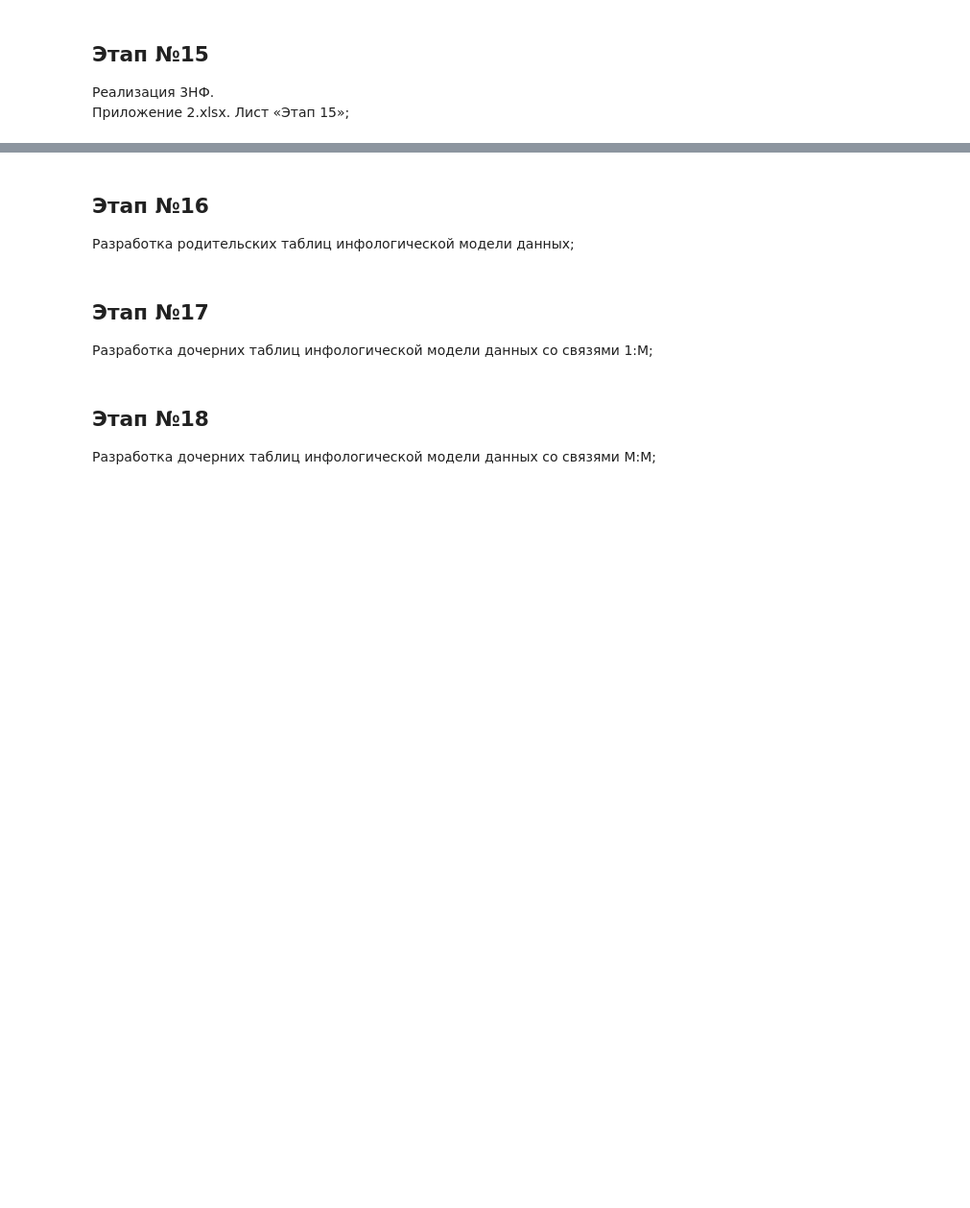
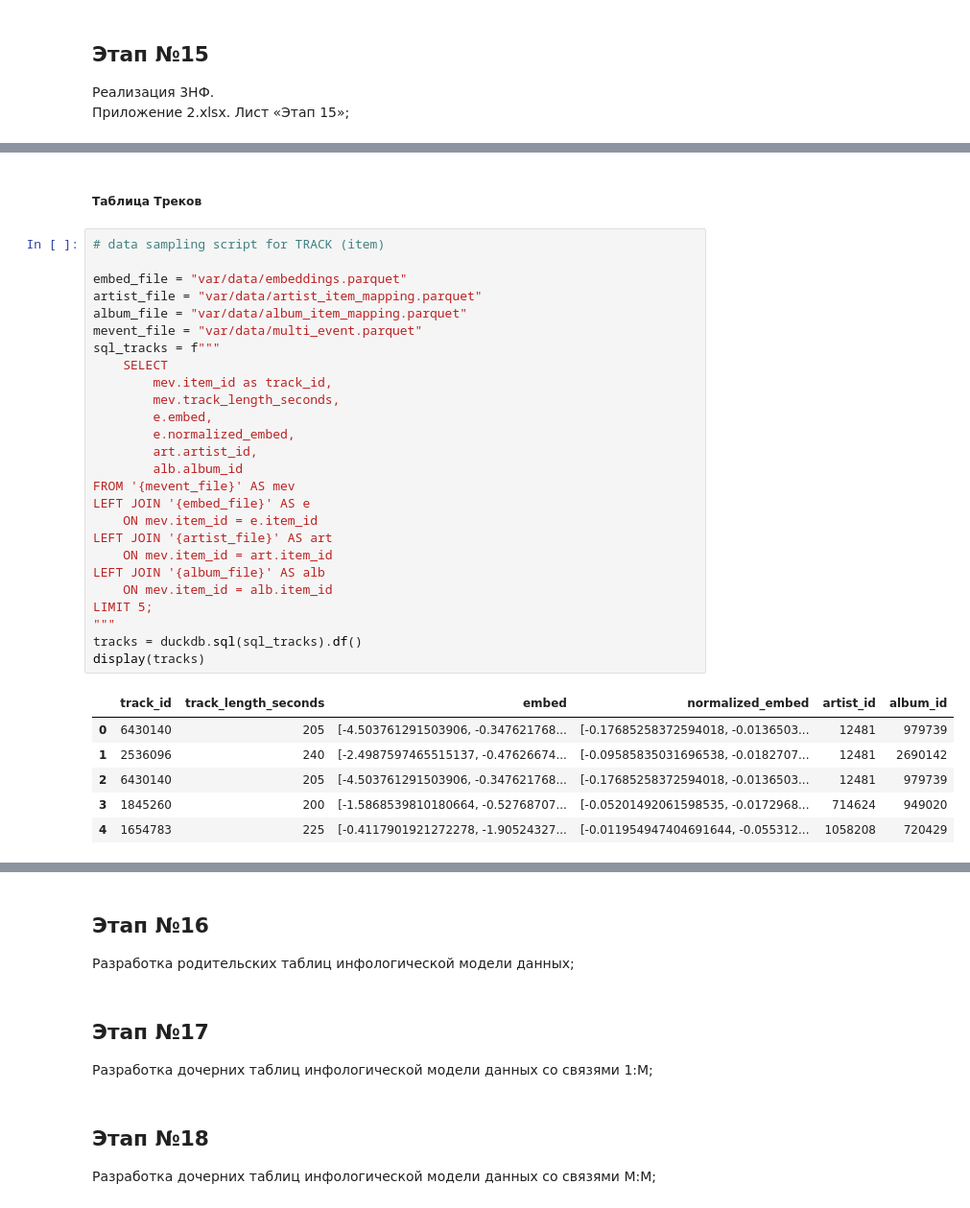
Before and after one commit to nikolyabb/college-homework, a Jupyter notebook: RDBMS/Intro_to_RDBMS.ipynb, the cells around one changed output, grey strips where cells are left out. Shown: that part at 96% size. Saved outputs shown, nothing was run; the diff lists cells and outputs as text; blank space fills up the shorter version.

```diff
--- a/RDBMS/Intro_to_RDBMS.ipynb
+++ b/RDBMS/Intro_to_RDBMS.ipynb
@@ -402,0 +477,35 @@ for file_path in dset_files:
+# %% [markdown]
+##### Таблица Треков
+# %%
+# data sampling script for TRACK (item)
+
+embed_file = "var/data/embeddings.parquet"
+artist_file = "var/data/artist_item_mapping.parquet"
+album_file = "var/data/album_item_mapping.parquet"
+mevent_file = "var/data/multi_event.parquet"
+sql_tracks = f"""
+    SELECT
+        mev.item_id as track_id,
+        mev.track_length_seconds,
+        e.embed,
+        e.normalized_embed,
+        art.artist_id,
+        alb.album_id
+FROM '{mevent_file}' AS mev
+LEFT JOIN '{embed_file}' AS e
+    ON mev.item_id = e.item_id
+LEFT JOIN '{artist_file}' AS art
+    ON mev.item_id = art.item_id
+LEFT JOIN '{album_file}' AS alb
+    ON mev.item_id = alb.item_id
+LIMIT 5;
+"""
+tracks = duckdb.sql(sql_tracks).df()
+display(tracks)
+# %% [output]
+|  | track_id | track_length_seconds | embed | normalized_embed | artist_id | album_id |
+| 0 | 6430140 | 205 | [-4.503761291503906, -0.347621768... | [-0.17685258372594018, -0.0136503... | 12481 | 979739 |
+| 1 | 2536096 | 240 | [-2.4987597465515137, -0.47626674... | [-0.09585835031696538, -0.0182707... | 12481 | 2690142 |
+| 2 | 6430140 | 205 | [-4.503761291503906, -0.347621768... | [-0.17685258372594018, -0.0136503... | 12481 | 979739 |
+| 3 | 1845260 | 200 | [-1.5868539810180664, -0.52768707... | [-0.05201492061598535, -0.0172968... | 714624 | 949020 |
+| 4 | 1654783 | 225 | [-0.4117901921272278, -1.90524327... | [-0.011954947404691644, -0.055312... | 1058208 | 720429 |
```
Also changed, not shown: parts of 14 cells of this notebook.
